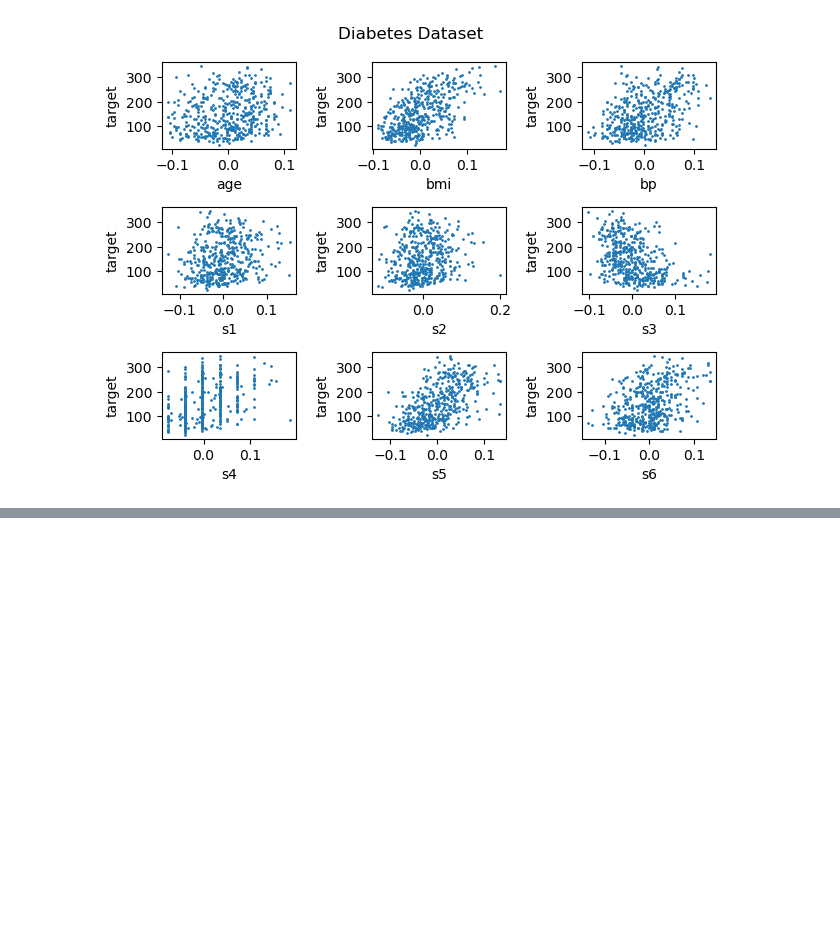
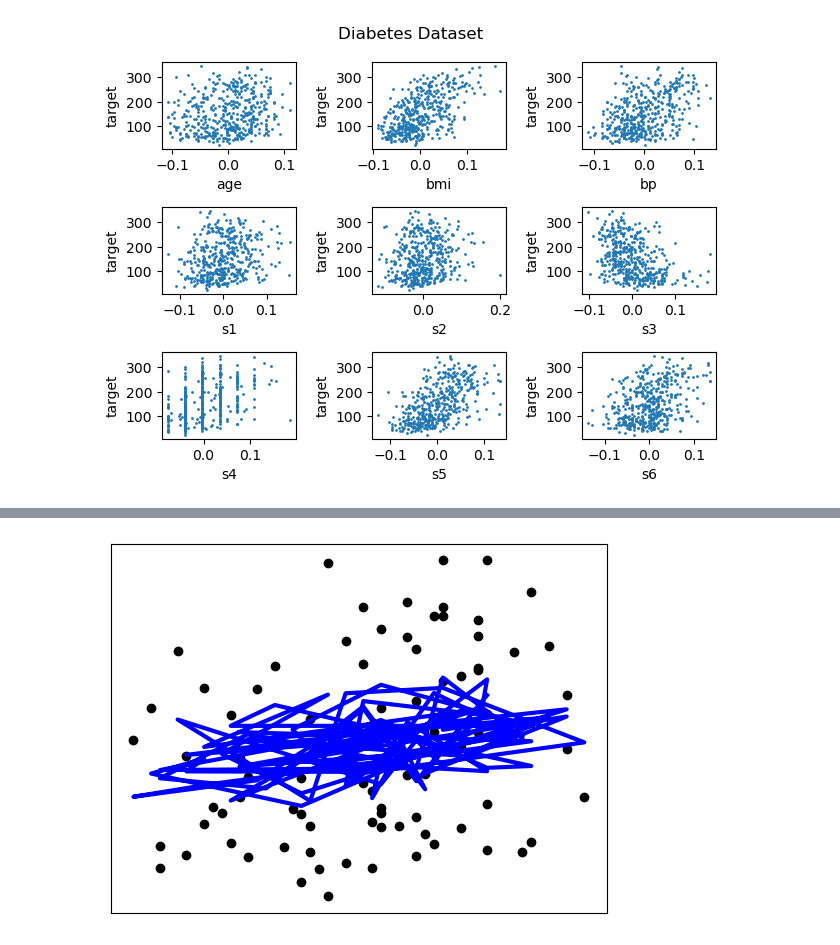
Before and after one commit to arianaira/ML-Course, a Jupyter notebook: linearRegression-diabetes.ipynb, the cells around one changed output, grey strips where cells are left out. Cells and saved outputs as stored; diff of their text form; code cells hidden in the pictures; blank space fills up the shorter version.

```diff
--- a/linearRegression-diabetes.ipynb
+++ b/linearRegression-diabetes.ipynb
@@ -90,3 +140,13 @@ y_pred = predict(X_test, weights, bias)
+# %%
+plt.scatter(X_test[:,0], y_test, color="black")
+plt.plot(X_test[:,0], y_pred, color="blue", linewidth=3)
+
+plt.xticks(())
+plt.yticks(())
+
+plt.show()
+# %% [output]
+[figure, added]
 # %%
 calc_mae(y_pred, y_test)
 # %% [output]
```
Also changed, not shown: parts of 21 cells of this notebook.
